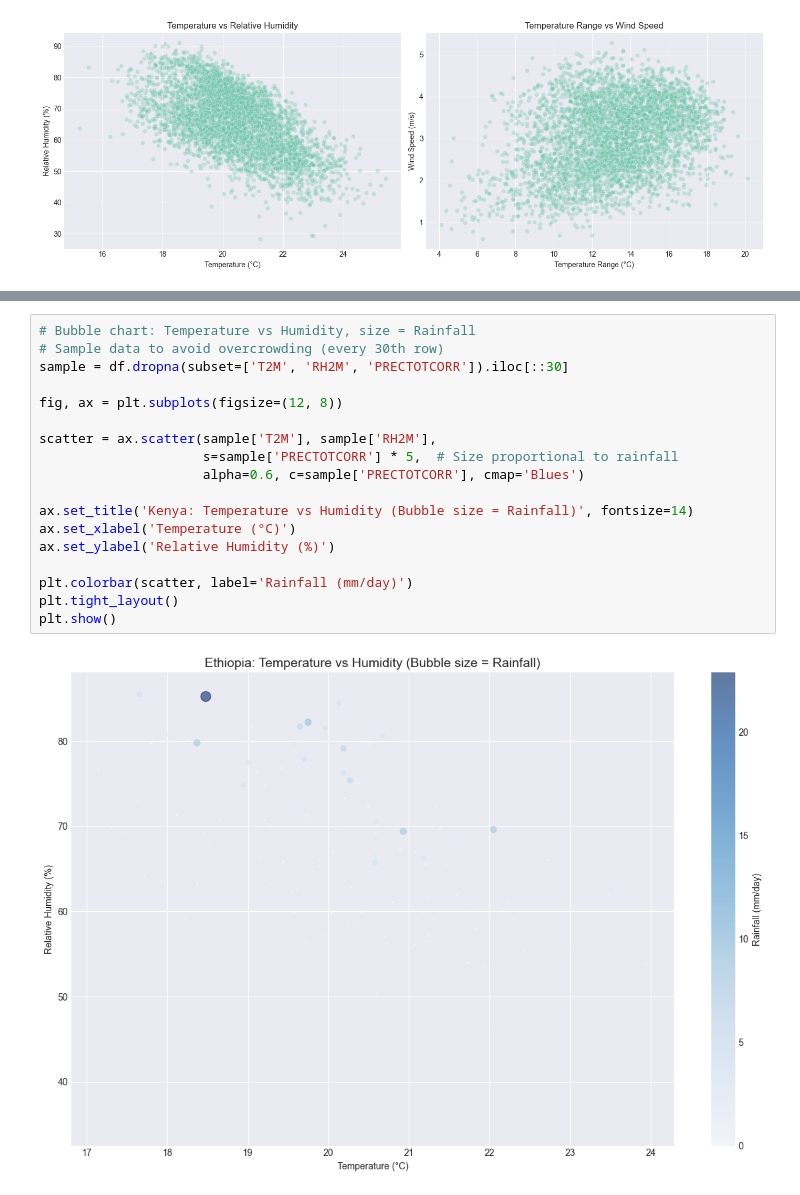
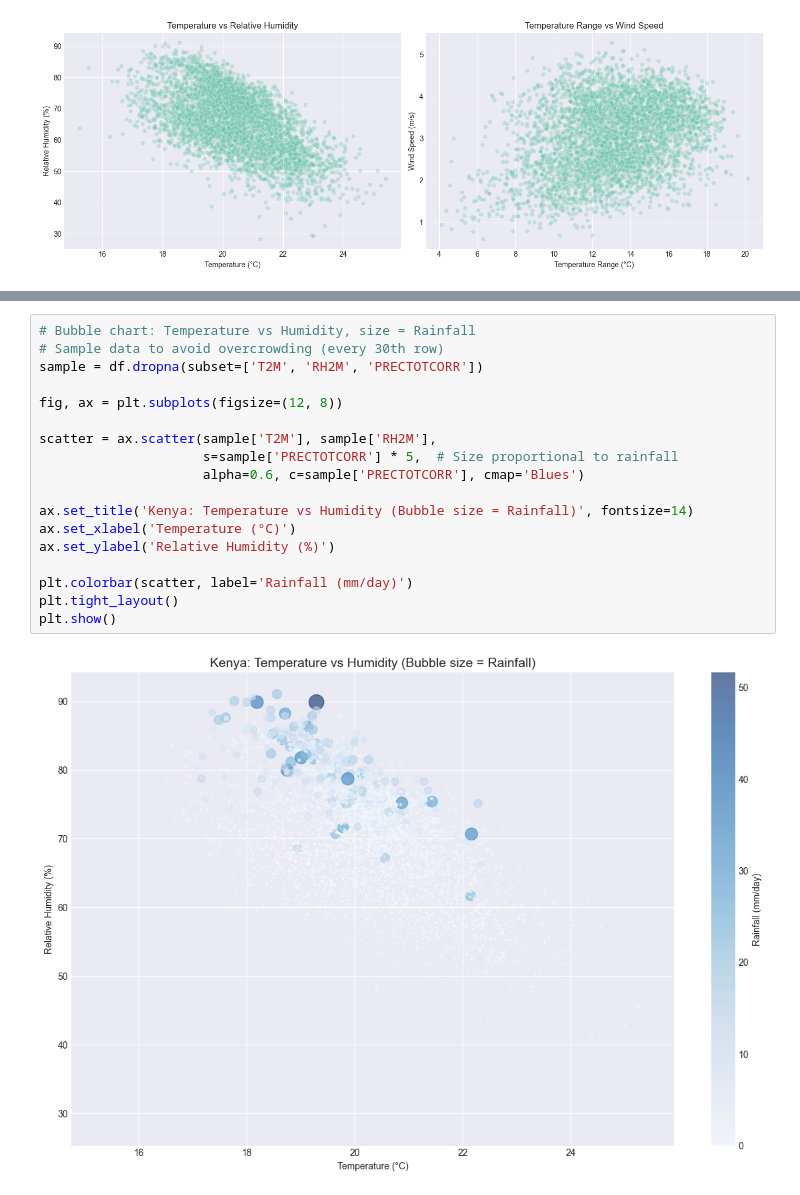
Before and after one commit to hawi088/climate-challenge-week0, a Jupyter notebook: notebooks/kenya_eda.ipynb, the cells around one changed output, grey strips where cells are left out. Drawn from its saved outputs; the diff is of its cells as text.

```diff
--- a/notebooks/kenya_eda.ipynb
+++ b/notebooks/kenya_eda.ipynb
@@ -194,20 +374,20 @@ Rainfall Distribution Interpretation:
 # %%
 # Bubble chart: Temperature vs Humidity, size = Rainfall
 # Sample data to avoid overcrowding (every 30th row)
-sample = df.dropna(subset=['T2M', 'RH2M', 'PRECTOTCORR']).iloc[::30]
+sample = df.dropna(subset=['T2M', 'RH2M', 'PRECTOTCORR'])
 
 fig, ax = plt.subplots(figsize=(12, 8))
 
 scatter = ax.scatter(sample['T2M'], sample['RH2M'],
                      s=sample['PRECTOTCORR'] * 5,  # Size proportional to rainfall
                      alpha=0.6, c=sample['PRECTOTCORR'], cmap='Blues')
 
 ax.set_title('Kenya: Temperature vs Humidity (Bubble size = Rainfall)', fontsize=14)
 ax.set_xlabel('Temperature (°C)')
 ax.set_ylabel('Relative Humidity (%)')
 
 plt.colorbar(scatter, label='Rainfall (mm/day)')
 plt.tight_layout()
 plt.show()
 # %% [output]
-[figure, old version]
+[figure, new version]
```
Also changed, not shown: parts of 10 cells of this notebook.
